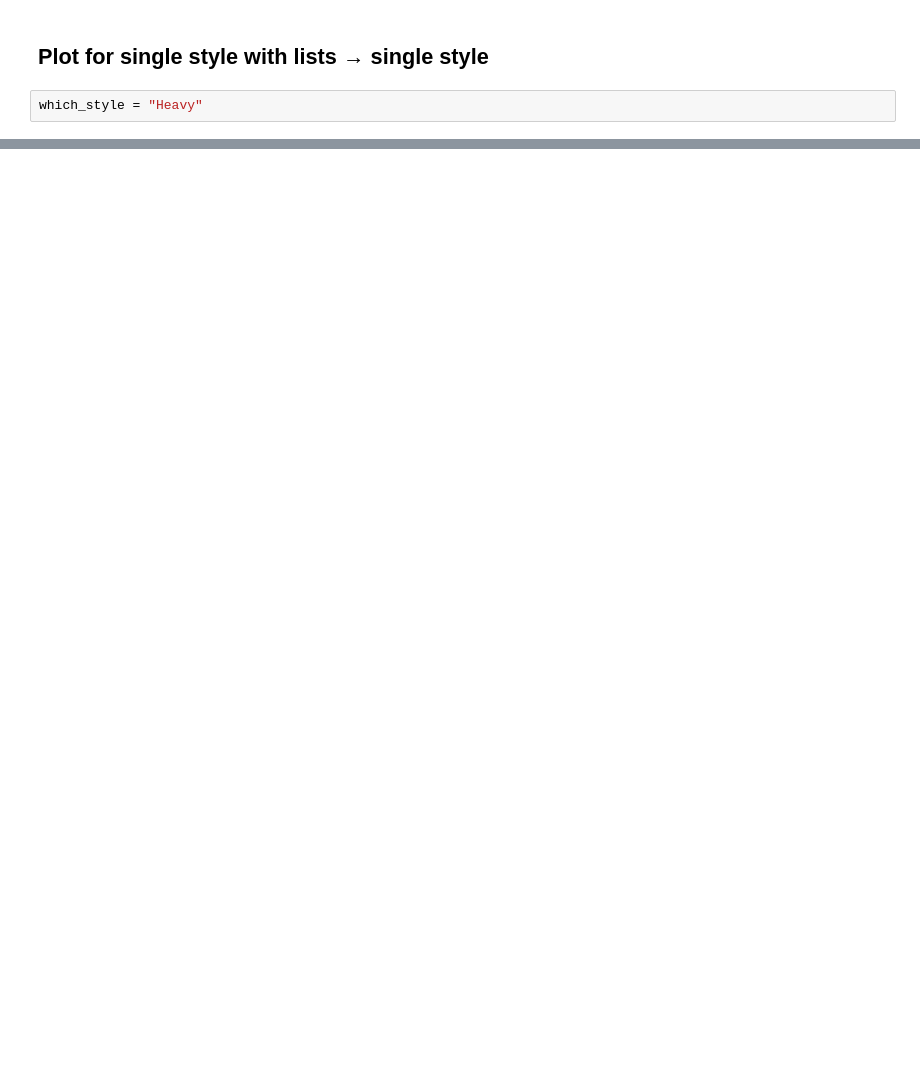
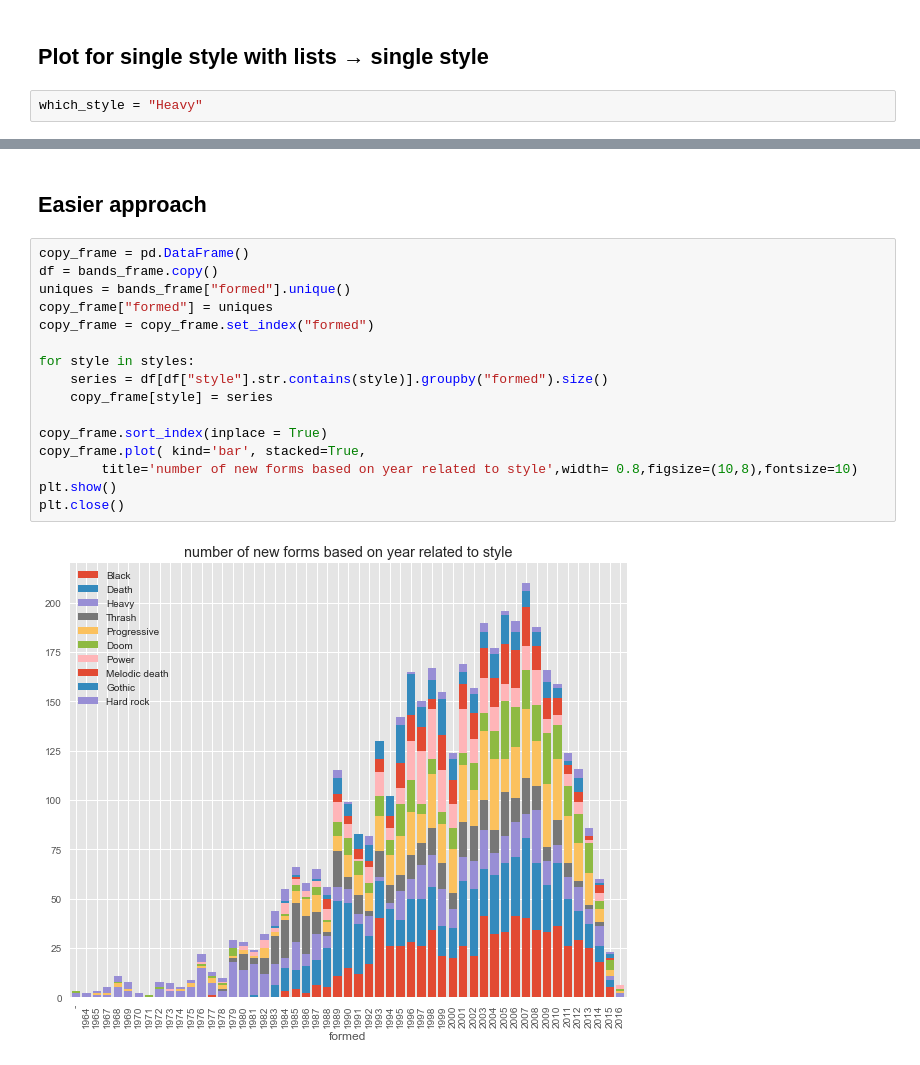
Before and after one commit to Doekii/Eip_Praktikum, a Jupyter notebook: Metal_bands.ipynb, the cells around one changed output, grey strips where cells are left out. Drawn from its saved outputs; the diff is of its cells as text; blank space fills up the shorter version.

```diff
--- a/Metal_bands.ipynb
+++ b/Metal_bands.ipynb
@@ -106,0 +132,20 @@ plt.show()
+# %% [markdown]
+## Easier approach
+# %%
+copy_frame = pd.DataFrame()
+df = bands_frame.copy()
+uniques = bands_frame["formed"].unique()
+copy_frame["formed"] = uniques
+copy_frame = copy_frame.set_index("formed")
+
+for style in styles:
+    series = df[df["style"].str.contains(style)].groupby("formed").size()
+    copy_frame[style] = series
+
+copy_frame.sort_index(inplace = True)
+copy_frame.plot( kind='bar', stacked=True,
+        title='number of new forms based on year related to style',width= 0.8,figsize=(10,8),fontsize=10)
+plt.show()
+plt.close()
+# %% [output]
+[figure, added]
```
Also changed, not shown: parts of 7 cells of this notebook, 1 other file.
